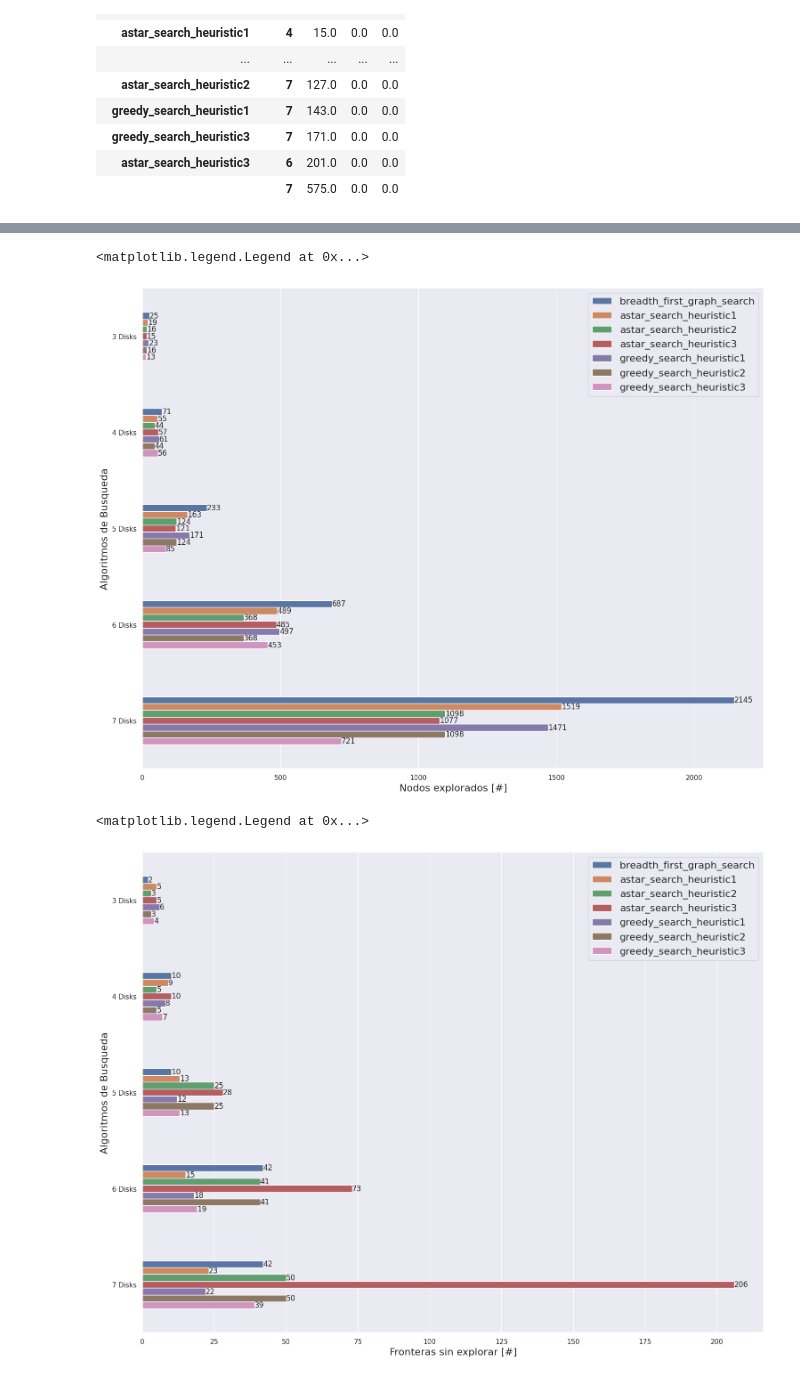
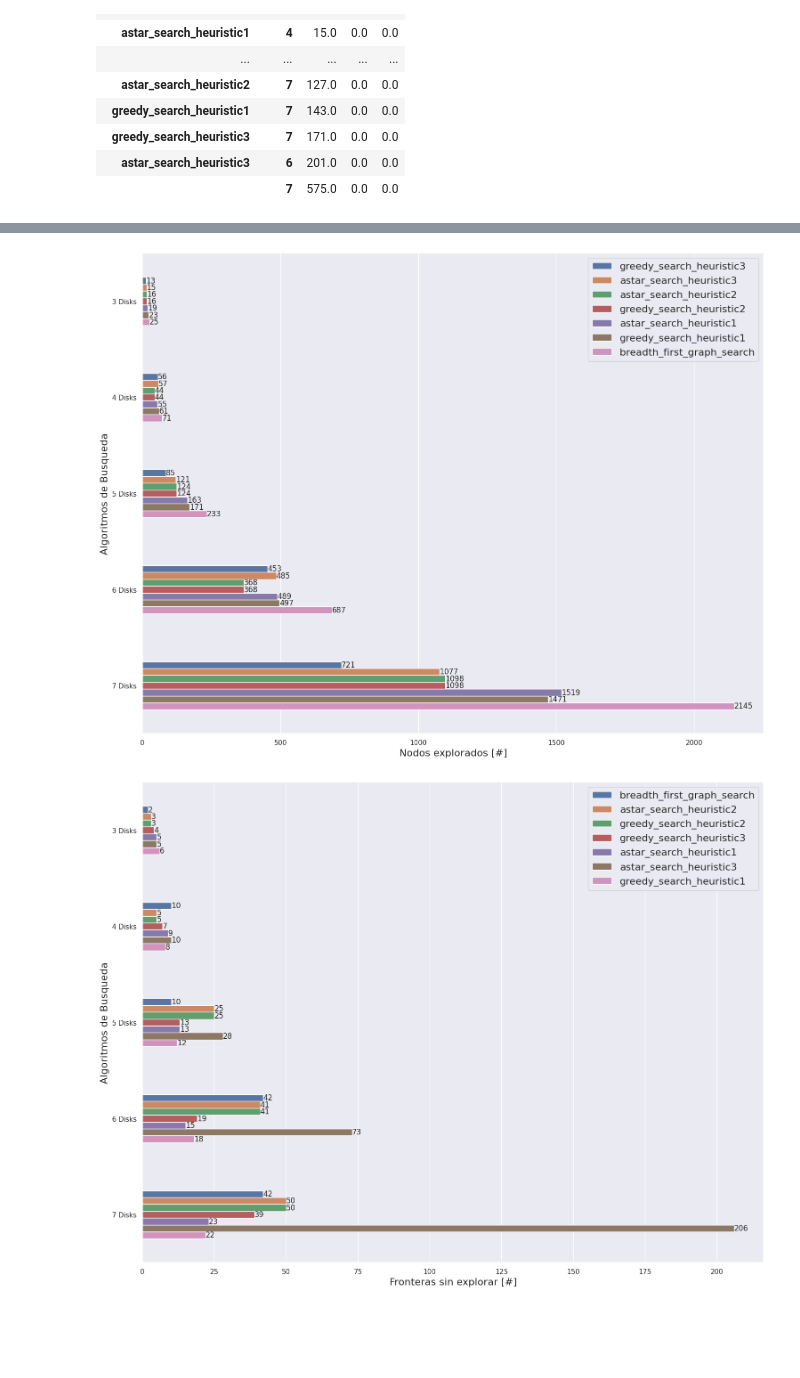
Before and after one commit to FIUBA-CEIA-18Co2024/IIA-TP1, a Jupyter notebook: IIA TP1 - Data Analisis .ipynb, the cells around one changed output, grey strips where cells are left out. Cells and saved outputs as stored; diff of their text form; code cells hidden in the pictures; blank space fills up the shorter version.

```diff
--- a/IIA TP1 - Data Analisis .ipynb
+++ b/IIA TP1 - Data Analisis .ipynb
@@ -157,8 +157,7 @@ df_tmp['disks'].replace({6:'6 Disks'},inplace=True)
 df_tmp['disks'].replace({5:'5 Disks'},inplace=True)
 df_tmp['disks'].replace({4:'4 Disks'},inplace=True)
 df_tmp['disks'].replace({3:'3 Disks'},inplace=True)
-
-sns.set_theme()
+sns.set(rc={'figure.figsize':(18,14)})
 sns.barplot(
     x='execution_time',
     y='disks',
@@ -168,7 +167,6 @@ sns.barplot(
     errorbar=('ci', 95),
     width=.5,
     capsize=.2,
-    palette="vlag"
 )#, palette="vlag")
 plt.title('Tiempo de ejecución promedio de algoritmo de busqueda por cantidad de discos', fontsize=16)
 plt.ylabel('Algoritmos de búsqueda', fontsize = 16)
@@ -220,17 +217,24 @@ plt.savefig('img/mem_allocation_algs.png', dpi='figure', bbox_inches='tight')
 # %%
 sns.set(rc={'figure.figsize':(18,14)})
+
+df_sorted = df.copy()
+df_sorted['execution_time_rank'] = df_sorted.groupby('disks')['execution_time'].rank(method='first')
+df_sorted = df_sorted.sort_values(by=['disks', 'execution_time'])
+
 ax = sns.barplot(
     x='execution_time',
     y='disks',
     hue='model_name',
-    data=df,
+    data=df_sorted,
     width=.5,
     estimator=np.mean,
     errorbar=None, # ('ci', 90),
     capsize=.1,
+    hue_order=df_sorted['model_name'].unique()
 )#, palette="vlag")
 for container in ax.containers:
     ax.bar_label(container, fmt='%.3fs')
+#plt.title('Tiempo de ejecución promedio de algoritmo de búsqueda por cantidad de discos', fontsize=16)
 plt.xlabel('Tiempo de ejecucion [s]', fontsize = 16)
 plt.ylabel('Algoritmos de Busqueda', fontsize = 16)
 plt.legend(loc='upper right', fontsize=16)
@@ -240,42 +244,58 @@ plt.savefig('img/excecution_time_algs.png', dpi='figure', bbox_inches='tight')
 # %%
 sns.set(rc={'figure.figsize':(18,14)})
+
+df_sorted = df.copy()
+df_sorted['movements_rank'] = df_sorted.groupby('disks')['movements'].rank(method='first')
+df_sorted = df_sorted.sort_values(by=['disks', 'movements'])
+
 ax = sns.barplot(
     x='movements',
     y='disks',
     hue='model_name',
-    data=df,
+    data=df_sorted,
     width=.5,
     estimator=np.mean,
     errorbar=None, # ('ci', 90),
     capsize=.1,
+    hue_order=df_sorted['model_name'].unique()
 )#, palette="vlag")
 for container in ax.containers:
     ax.bar_label(container, fmt='%.0f')
+
+#plt.title('Nodos explorados para cada algoritmo de búsqueda por cantidad de discos', fontsize=16)
 plt.xlabel('Nodos explorados [#]', fontsize = 16)
 plt.ylabel('Algoritmos de Busqueda', fontsize = 16)
 plt.legend(loc='upper right', fontsize=16)
+plt.savefig('img/explored_nodes_algs.png', dpi='figure', bbox_inches='tight')
 # %% [output]
-<matplotlib.legend.Legend at 0x...>
-[figure, old version]
+[figure, new version]
 # %%
 sns.set(rc={'figure.figsize':(18,14)})
+
+df_sorted = df.copy()
+df_sorted['frontiers_rank'] = df_sorted.groupby('disks')['frontiers'].rank(method='first')
+df_sorted = df_sorted.sort_values(by=['disks', 'frontiers'])
+
 ax = sns.barplot(
     x='frontiers',
     y='disks',
     hue='model_name',
-    data=df,
+    data=df_sorted,
     width=.5,
     estimator=np.mean,
     errorbar=None, # ('ci', 90),
     capsize=.1,
+    hue_order=df_sorted['model_name'].unique()
 )#, palette="vlag")
 for container in ax.containers:
     ax.bar_label(container, fmt='%.0f')
+
+#plt.title('Fronteras sin explorar para cada algoritmo de búsqueda por cantidad de discos', fontsize=16)
 plt.xlabel('Fronteras sin explorar [#]', fontsize = 16)
 plt.ylabel('Algoritmos de Busqueda', fontsize = 16)
 plt.legend(loc='upper right', fontsize=16)
+plt.savefig('img/unexplored_frontiers_algs.png', dpi='figure', bbox_inches='tight')
 # %% [output]
-<matplotlib.legend.Legend at 0x...>
-[figure, old version]
+[figure, new version]
 # %%
 sns.set(rc={'figure.figsize':(18,14)})
```
Also changed, not shown: parts of 8 cells of this notebook, 8 other files.
